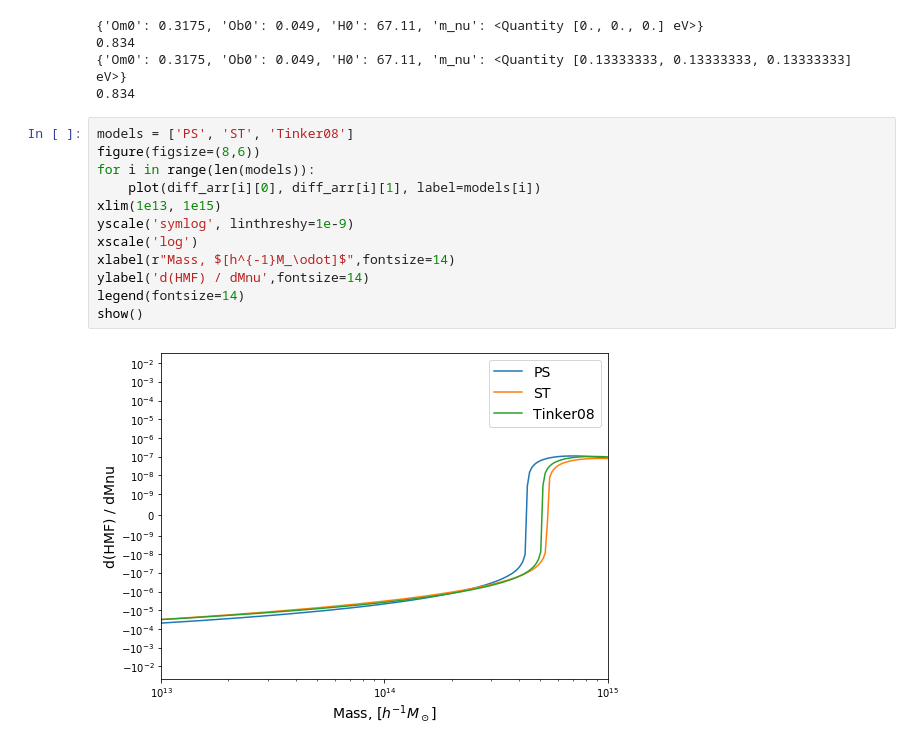
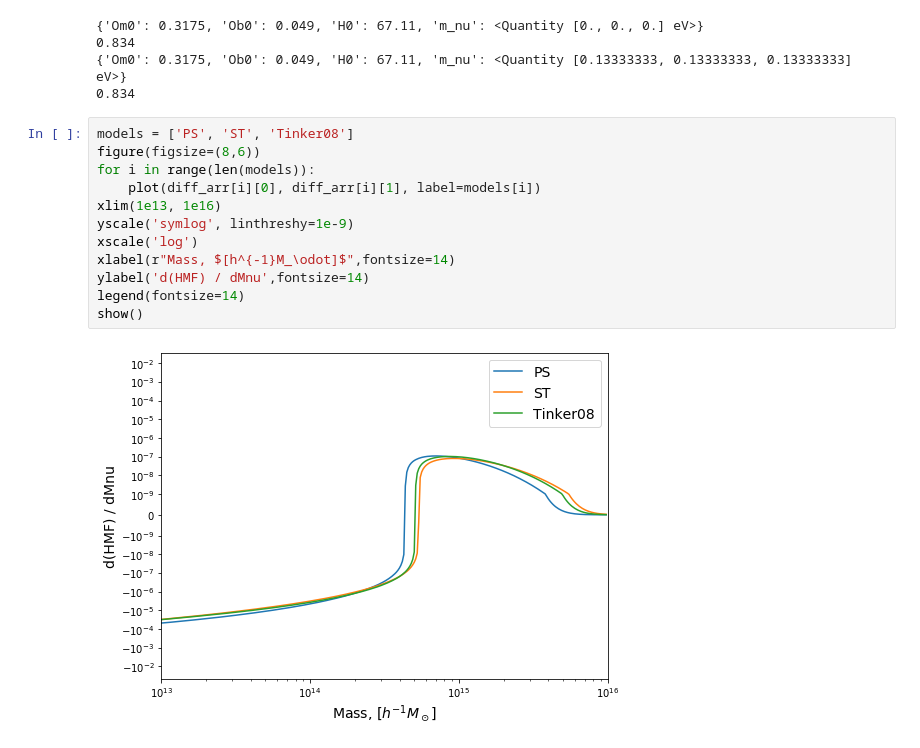
Before and after one commit to liuxx479/HMF, a Jupyter notebook: HMF.ipynb, the cells around one changed output. Drawn from its saved outputs; the diff is of its cells as text.

```diff
--- a/HMF.ipynb
+++ b/HMF.ipynb
@@ -111,14 +111,14 @@ print (mfp.sigma_8)
 # %%
 models = ['PS', 'ST', 'Tinker08']
 figure(figsize=(8,6))
 for i in range(len(models)):
     plot(diff_arr[i][0], diff_arr[i][1], label=models[i])
-xlim(1e13, 1e15)
+xlim(1e13, 1e16)
 yscale('symlog', linthreshy=1e-9)
 xscale('log')
 xlabel(r"Mass, $[h^{-1}M_\odot]$",fontsize=14)
 ylabel('d(HMF) / dMnu',fontsize=14)
 legend(fontsize=14)
 show()
 # %% [output]
-[figure, old version]
+[figure, new version]
```
